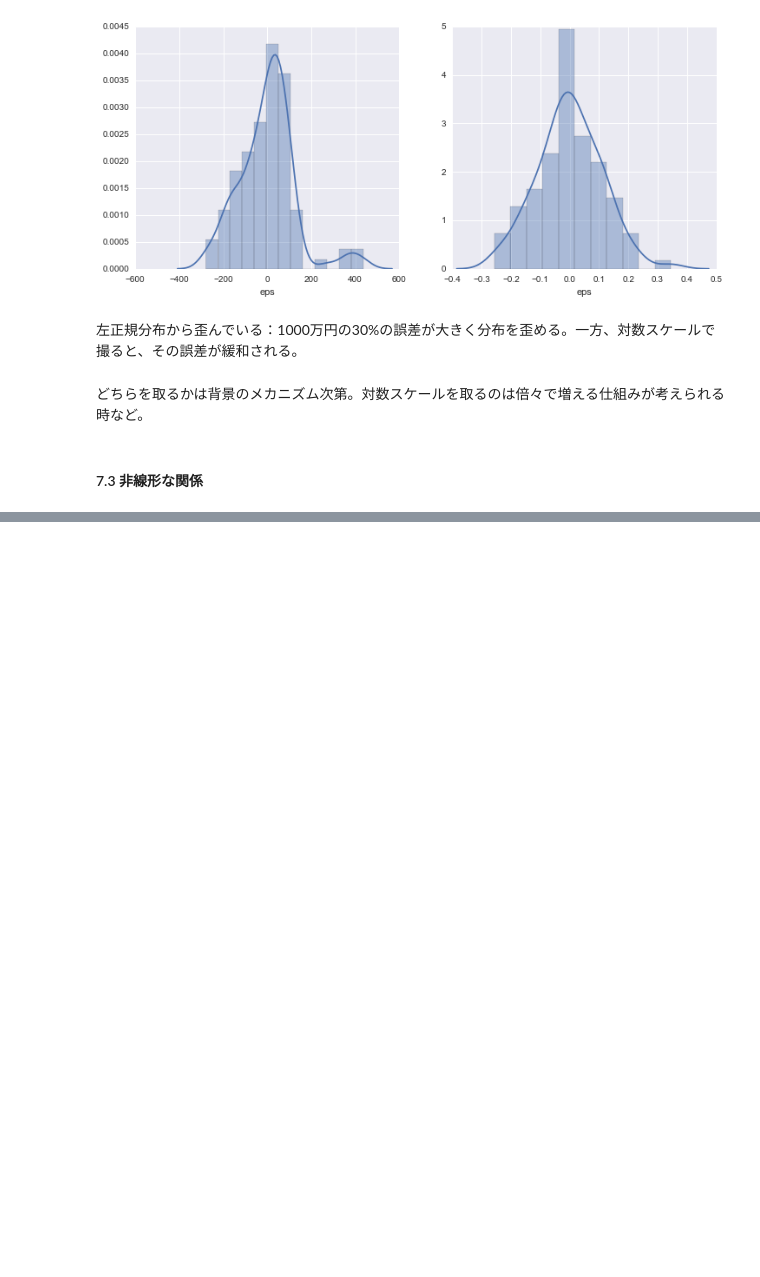
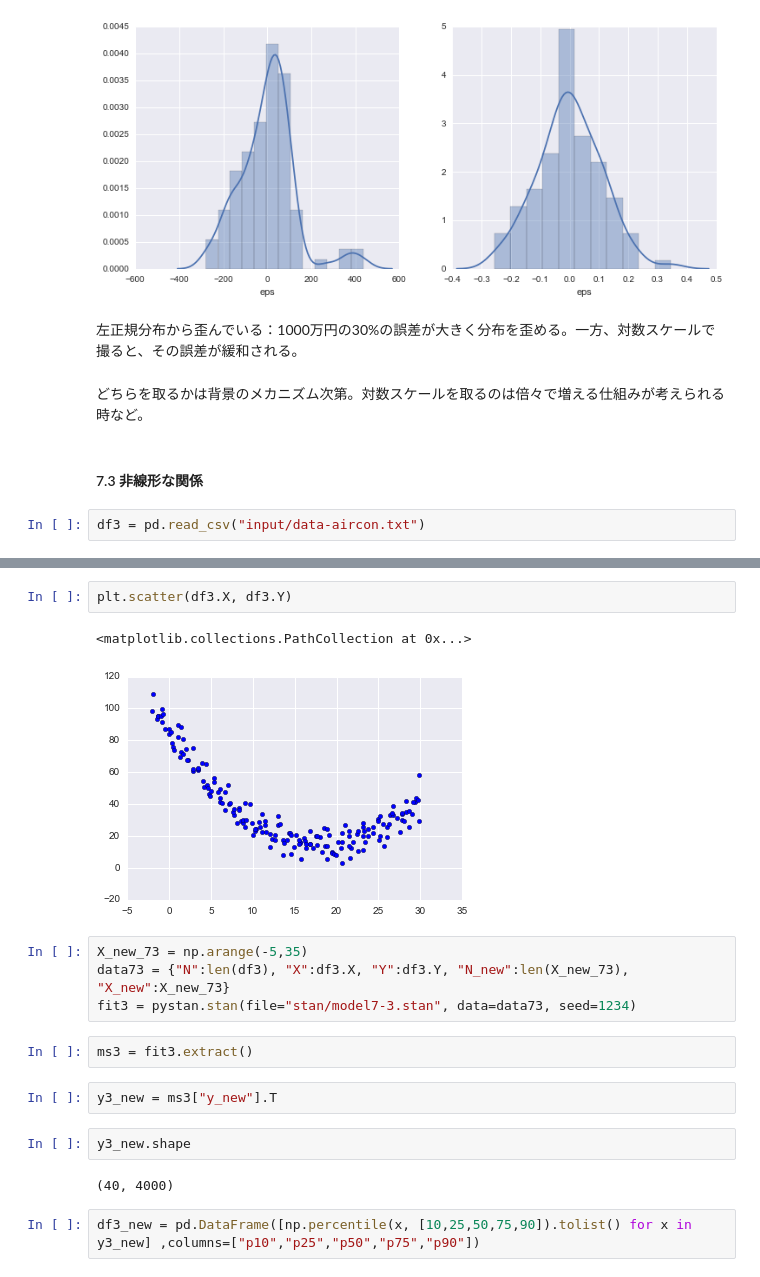
Before and after one commit to hmj/r-stan-stats-modeling-in-python, a Jupyter notebook: chap07/chapter7.ipynb, the cells around one changed output, grey strips where cells are left out. Drawn from its saved outputs; the diff is of its cells as text; blank space fills up the shorter version.

```diff
--- a/chap07/chapter7.ipynb
+++ b/chap07/chapter7.ipynb
@@ -112,3 +112,5 @@ plt.show()
 どちらを取るかは背景のメカニズム次第。対数スケールを取るのは倍々で増える仕組みが考えられる時など。
 # %% [markdown]
 #### 7.3 非線形な関係
+# %%
+df3 = pd.read_csv("input/data-aircon.txt")
@@ -114,0 +126,19 @@ plt.show()
+# %%
+plt.scatter(df3.X, df3.Y)
+# %% [output]
+<matplotlib.collections.PathCollection at 0x...>
+[figure, added]
+# %%
+X_new_73 = np.arange(-5,35)
+data73 = {"N":len(df3), "X":df3.X, "Y":df3.Y, "N_new":len(X_new_73), "X_new":X_new_73}
+fit3 = pystan.stan(file="stan/model7-3.stan", data=data73, seed=1234)
+# %%
+ms3 = fit3.extract()
+# %%
+y3_new = ms3["y_new"].T
+# %%
+y3_new.shape
+# %% [output]
+(40, 4000)
+# %%
+df3_new = pd.DataFrame([np.percentile(x, [10,25,50,75,90]).tolist() for x in y3_new] ,columns=["p10","p25","p50","p75","p90"])
```
Also changed, not shown: parts of 35 cells of this notebook, 7 other files.
